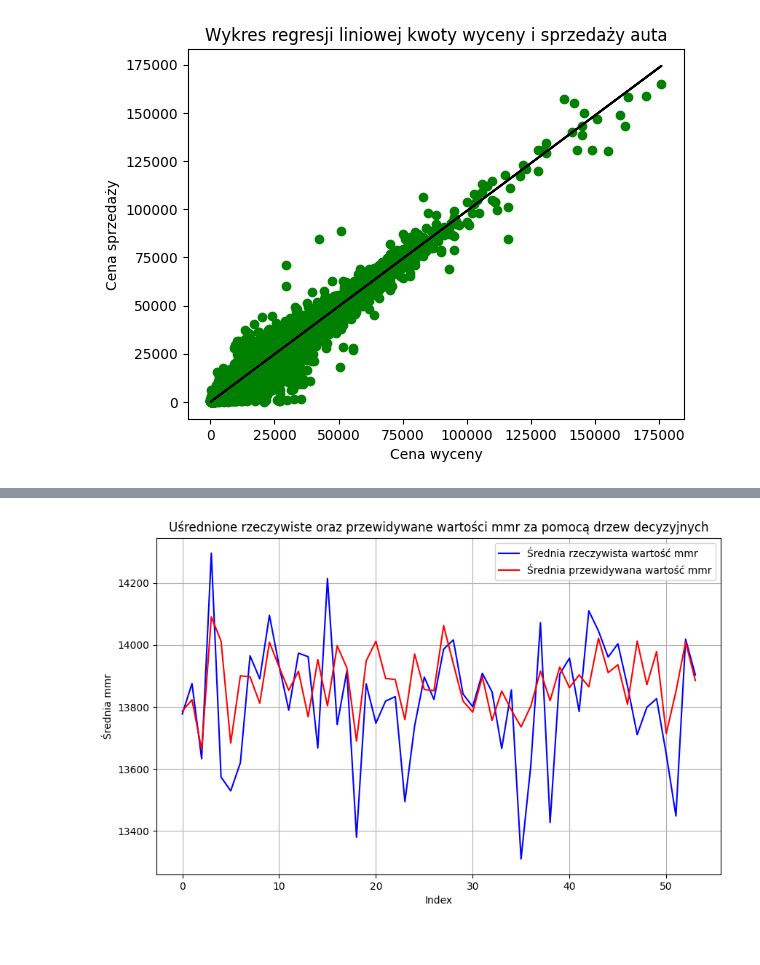
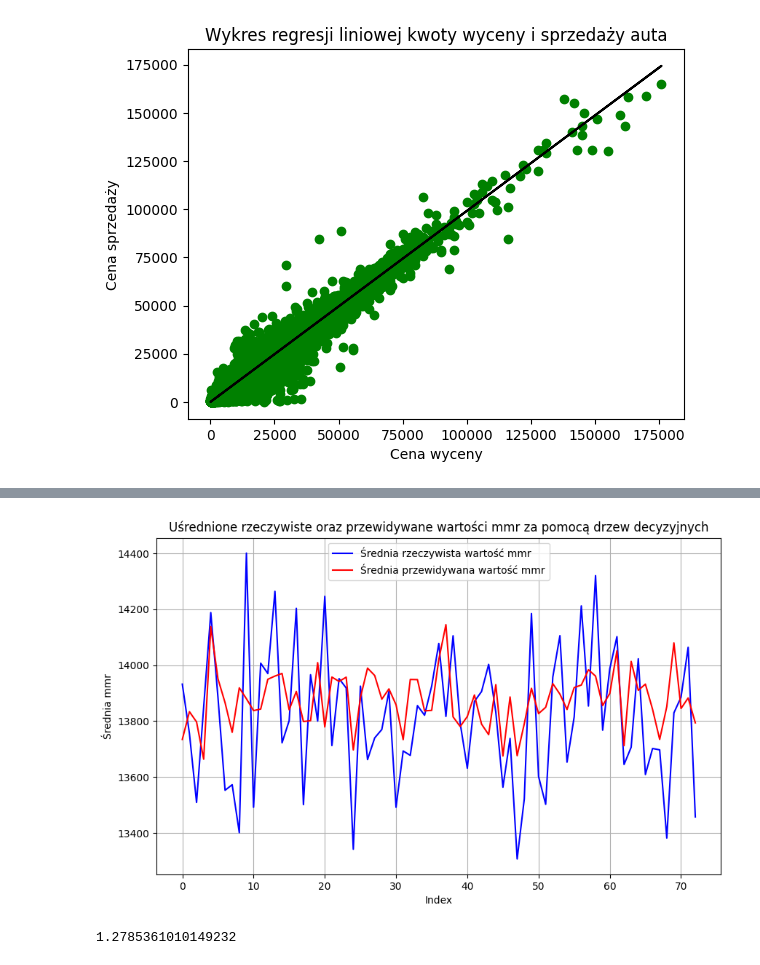
Before and after one commit to Michal170/big_data_analysis, a Jupyter notebook: car_prices.ipynb, the cells around one changed output, grey strips where cells are left out. Saved outputs shown, nothing was run; the diff lists cells and outputs as text; code cells hidden in the pictures.

```diff
--- a/car_prices.ipynb
+++ b/car_prices.ipynb
@@ -32 +34,7 @@ database.shape
+# %%
+# database['make'] = database['make'].str.title()
+# database['make'] = database['make'].replace({'Vw': 'Volkswagen', 'Mercedes-B':'Mercedes-Benz','Mercedes':'Mercedes-Benz'})
+# print(database.head(5))
+database.loc[:, 'make'] = database['make'].str.title()
+database.loc[:, 'make'] = database['make'].replace({'Vw': 'Volkswagen', 'Mercedes-B':'Mercedes-Benz','Mercedes':'Mercedes-Benz','Dodge': 'Dodge Tk'})
 # %% [markdown]
@@ -40,5 +48,5 @@ database.shape
 Wyczyszczenie wierszy zawierających wartości N/A w kolumnie 'mmr' oraz 'sellingprice'
 # %%
 # # database.dropna(subset=['mmr','sellingprice'],axis='rows')
-# database = database.dropna(subset=['make','mmr','sellingprice'],axis='rows')
-# database.shape
+database = database.dropna(subset=['make','mmr','sellingprice'],axis='rows')
+database.shape
@@ -159,9 +196,12 @@ plt.show()
 [figure]
 # %%
 from sklearn.tree import DecisionTreeRegressor
+from sklearn.metrics import mean_squared_error, mean_absolute_percentage_error
 
-X = pd.get_dummies(data['make'])
-y = data['mmr']
+data_Tree = data
+
+X = pd.get_dummies(data_Tree['make'])
+y = data_Tree['mmr']
 
 X_train, X_test, y_train, y_test = train_test_split(X, y, test_size=0.20, random_state=1410)
 
@@ -169,6 +209,9 @@ tree_model = DecisionTreeRegressor(random_state=1410)
 tree_model.fit(X_train, y_train)
 
 y_pred = tree_model.predict(X_test)
+tree_metric = mean_absolute_percentage_error(y_test, y_pred)
 result_df = pd.DataFrame({'Actual': y_test, 'Predicted': y_pred})
+
 y_test_avg = y_test.groupby(y_test.index // 10).mean()
 y_pred_avg = pd.Series(y_pred).groupby(pd.Series(y_pred).index // 10).mean()
+print('Jakość predykcji:', tree_metric)
@@ -175,23 +222,23 @@ y_pred_avg = pd.Series(y_pred).groupby(pd.Series(y_pred).index // 10).mean()
 # %%
-bins = np.arange(0, len(y_test) + 1, 2000)
+bins = np.arange(0, len(y_test) + 1, 1500)
 
 y_test_binned_avg = [y_test.iloc[bins[i]:bins[i+1]].mean() for i in range(len(bins)-1)]
 y_pred_binned_avg = [y_pred[bins[i]:bins[i+1]].mean() for i in range(len(bins)-1)]
 
 plt.figure(figsize=(10, 6))
 
 plt.plot(y_test_binned_avg, label='Średnia rzeczywista wartość mmr', color='blue')
 plt.plot(y_pred_binned_avg, label='Średnia przewidywana wartość mmr', color='red')
 
 
 plt.xlabel('Index')
 plt.ylabel('Średnia mmr')
 plt.title('Uśrednione rzeczywiste oraz przewidywane wartości mmr za pomocą drzew decyzyjnych')
 plt.legend()
 plt.grid()
 
 plt.show()
 # %% [output]
-[figure, old version]
+[figure, new version]
 # %%
 from sklearn.neural_network import MLPRegressor
@@ -206,4 +254,8 @@ mlp_model.fit(X_train, y_train)
 
 y_pred = mlp_model.predict(X_test)
 result_df = pd.DataFrame({'Actual': y_test, 'Predicted': y_pred})
+# %%
+print(mean_absolute_percentage_error(y_test, y_pred))
+# %% [output]
+1.2785361010149232
 # %%
```
Also changed, not shown: parts of 15 cells of this notebook.
